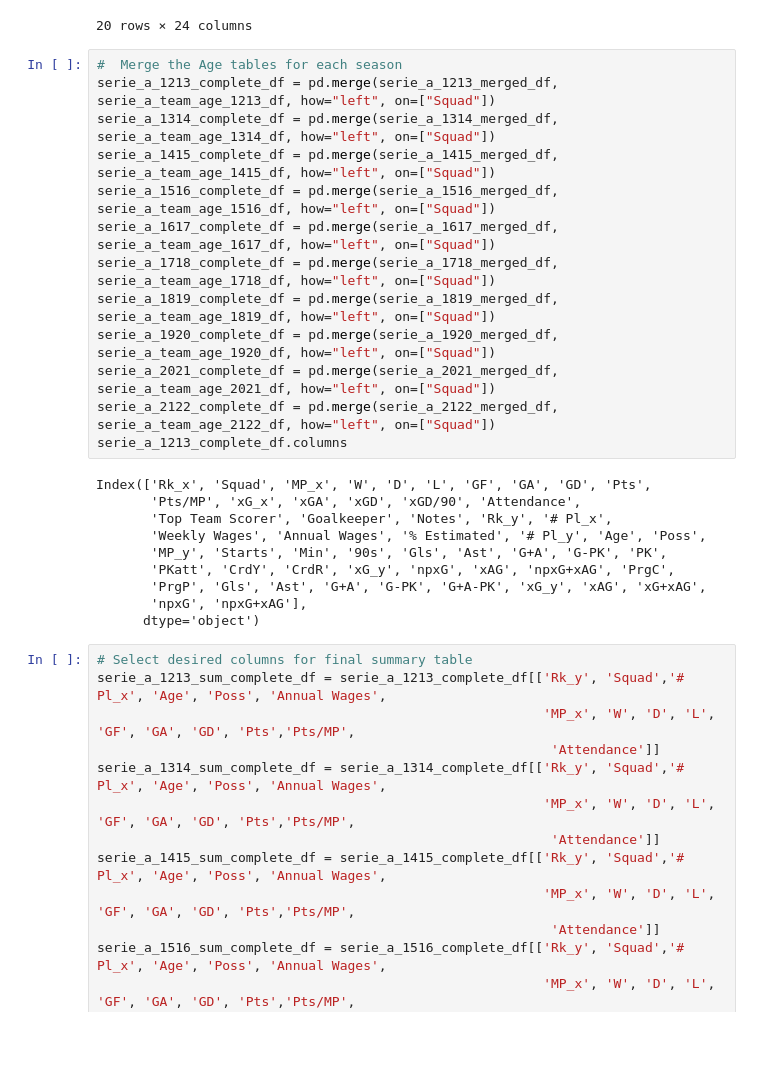
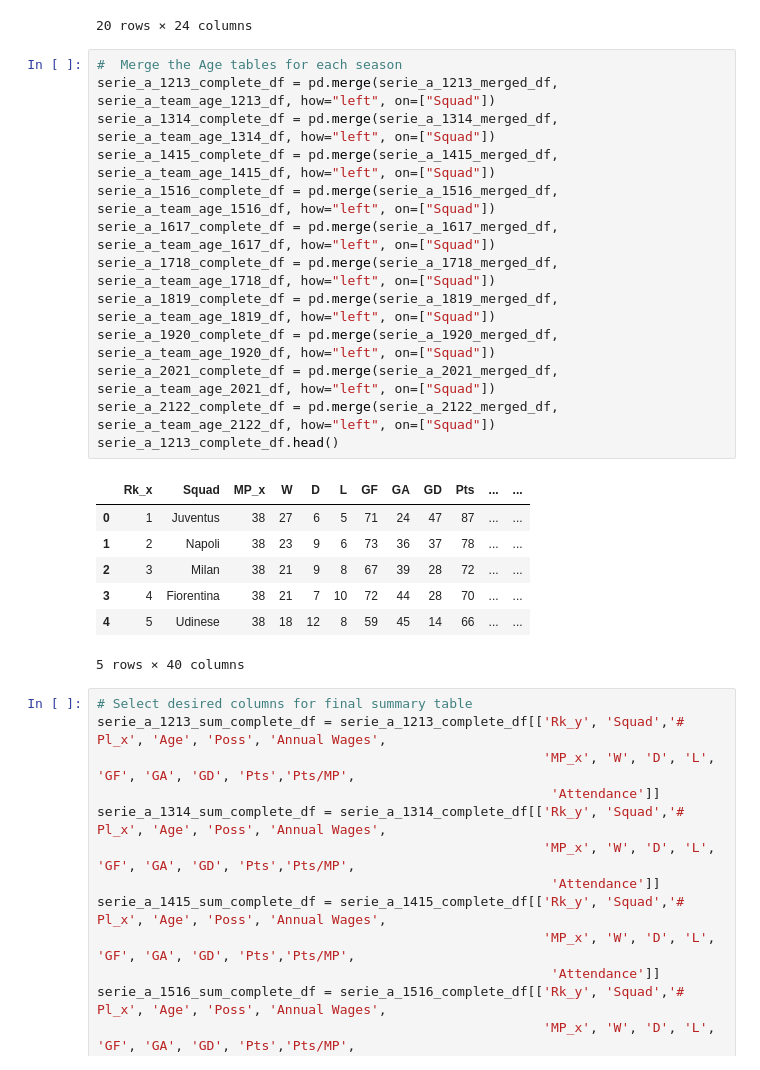
Before and after one commit to Gavin-Toole/Project_4_football, a Jupyter notebook: Data Scapping/serie_a_data_scrap.ipynb, the cells around one changed output. Drawn from its saved outputs; the diff is of its cells as text; blank space fills up the shorter version.

```diff
--- a/Data Scapping/serie_a_data_scrap.ipynb
+++ b/Data Scapping/serie_a_data_scrap.ipynb
@@ -163,26 +163,24 @@ serie_a_2122_merged_df
 # %%
 #  Merge the Age tables for each season
 serie_a_1213_complete_df = pd.merge(serie_a_1213_merged_df, serie_a_team_age_1213_df, how="left", on=["Squad"])
 serie_a_1314_complete_df = pd.merge(serie_a_1314_merged_df, serie_a_team_age_1314_df, how="left", on=["Squad"])
 serie_a_1415_complete_df = pd.merge(serie_a_1415_merged_df, serie_a_team_age_1415_df, how="left", on=["Squad"])
 serie_a_1516_complete_df = pd.merge(serie_a_1516_merged_df, serie_a_team_age_1516_df, how="left", on=["Squad"])
 serie_a_1617_complete_df = pd.merge(serie_a_1617_merged_df, serie_a_team_age_1617_df, how="left", on=["Squad"])
 serie_a_1718_complete_df = pd.merge(serie_a_1718_merged_df, serie_a_team_age_1718_df, how="left", on=["Squad"])
 serie_a_1819_complete_df = pd.merge(serie_a_1819_merged_df, serie_a_team_age_1819_df, how="left", on=["Squad"])
 serie_a_1920_complete_df = pd.merge(serie_a_1920_merged_df, serie_a_team_age_1920_df, how="left", on=["Squad"])
 serie_a_2021_complete_df = pd.merge(serie_a_2021_merged_df, serie_a_team_age_2021_df, how="left", on=["Squad"])
 serie_a_2122_complete_df = pd.merge(serie_a_2122_merged_df, serie_a_team_age_2122_df, how="left", on=["Squad"])
-serie_a_1213_complete_df.columns
+serie_a_1213_complete_df.head()
 # %% [output]
+|  | Rk_x | Squad | MP_x | W | D | L | GF | GA | GD | Pts | ... | ... |
+| 0 | 1 | Juventus | 38 | 27 | 6 | 5 | 71 | 24 | 47 | 87 | ... | ... |
+| 1 | 2 | Napoli | 38 | 23 | 9 | 6 | 73 | 36 | 37 | 78 | ... | ... |
+| 2 | 3 | Milan | 38 | 21 | 9 | 8 | 67 | 39 | 28 | 72 | ... | ... |
+| 3 | 4 | Fiorentina | 38 | 21 | 7 | 10 | 72 | 44 | 28 | 70 | ... | ... |
+| 4 | 5 | Udinese | 38 | 18 | 12 | 8 | 59 | 45 | 14 | 66 | ... | ... |
-Index(['Rk_x', 'Squad', 'MP_x', 'W', 'D', 'L', 'GF', 'GA', 'GD', 'Pts',
-       'Pts/MP', 'xG_x', 'xGA', 'xGD', 'xGD/90', 'Attendance',
-       'Top Team Scorer', 'Goalkeeper', 'Notes', 'Rk_y', '# Pl_x',
-       'Weekly Wages', 'Annual Wages', '% Estimated', '# Pl_y', 'Age', 'Poss',
-       'MP_y', 'Starts', 'Min', '90s', 'Gls', 'Ast', 'G+A', 'G-PK', 'PK',
-       'PKatt', 'CrdY', 'CrdR', 'xG_y', 'npxG', 'xAG', 'npxG+xAG', 'PrgC',
-       'PrgP', 'Gls', 'Ast', 'G+A', 'G-PK', 'G+A-PK', 'xG_y', 'xAG', 'xG+xAG',
-       'npxG', 'npxG+xAG'],
-      dtype='object')
+5 rows × 40 columns
 # %%
 # Select desired columns for final summary table
 serie_a_1213_sum_complete_df = serie_a_1213_complete_df[['Rk_y', 'Squad','# Pl_x', 'Age', 'Poss', 'Annual Wages',
```
Also changed, not shown: parts of 2 cells of this notebook, 28 other files.
